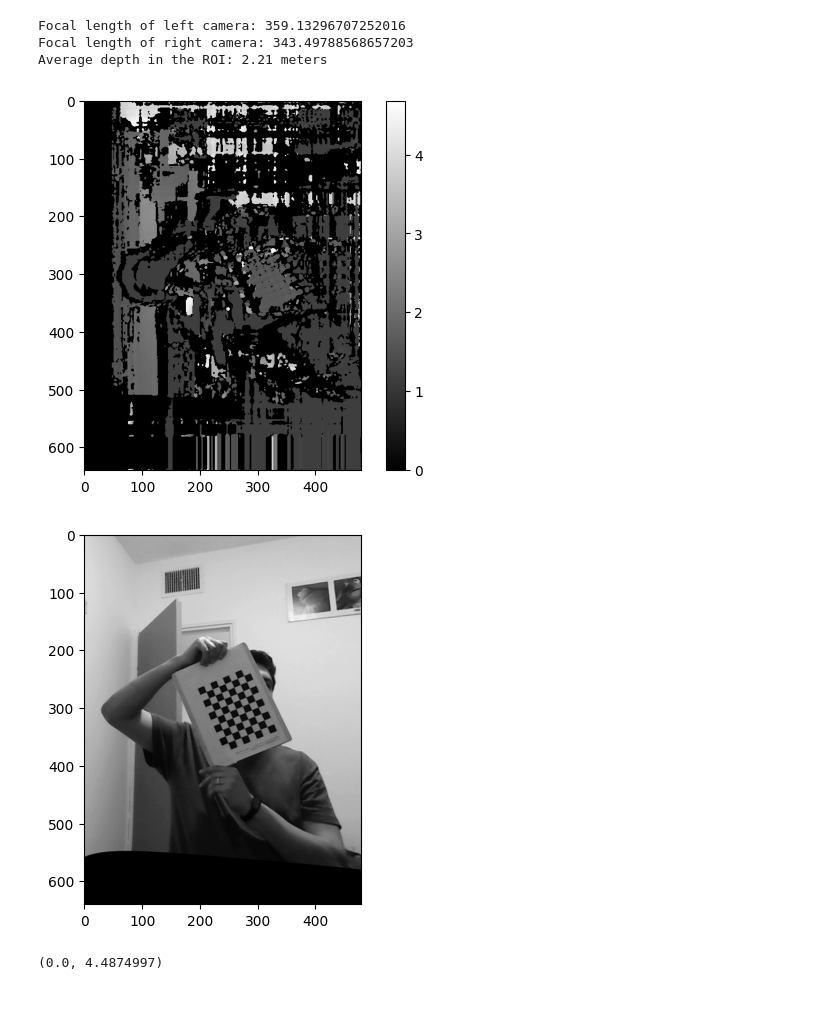
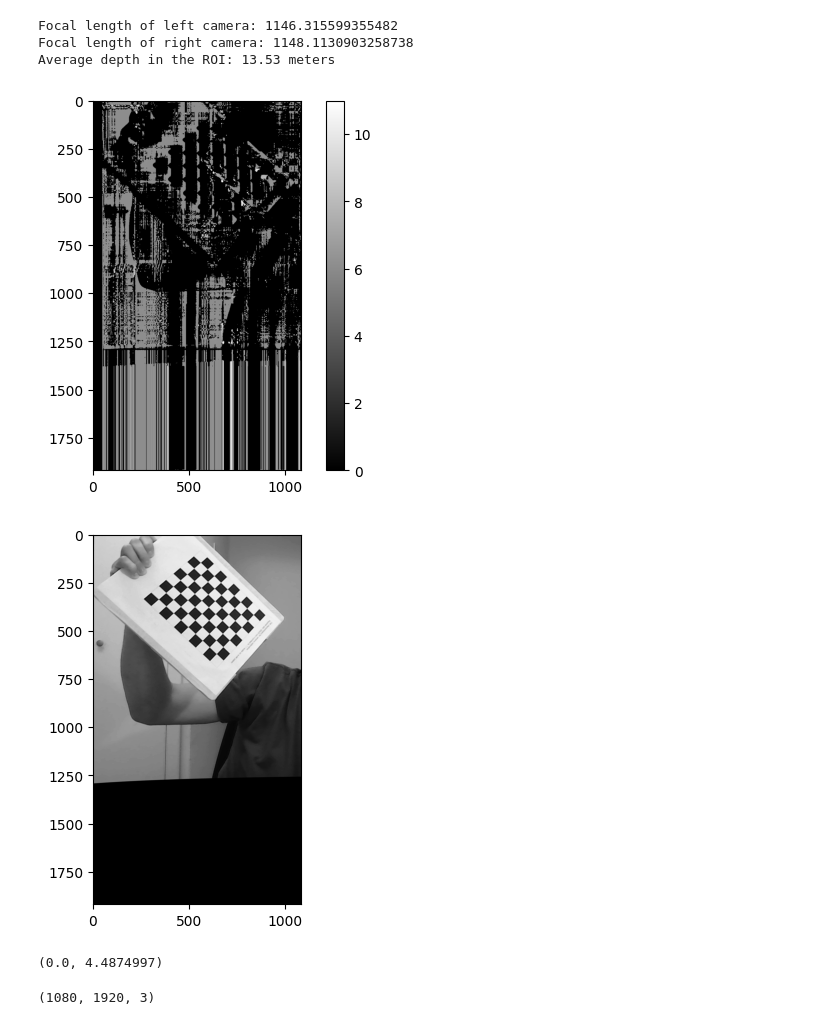
Before and after one commit to CAMA-Shenkar/StereoCalibration, a Jupyter notebook: foo.ipynb, the cells around one changed output. Drawn from its saved outputs; the diff is of its cells as text; code cells hidden in the pictures.

```diff
--- a/foo.ipynb
+++ b/foo.ipynb
@@ -7,8 +7,8 @@ import os
 
 
 
-focal_length_pixels = 359  # Example focal length in pixels
-baseline_meters = 0.15  # Example baseline in meters
+focal_length_pixels = 1146  # Example focal length in pixels
+baseline_meters = 0.25  # Example baseline in meters
 
 def ensure_dir(directory):
     if not os.path.exists(directory):
@@ -52,8 +52,8 @@ cameraMatrix1, distCoeffs1, cameraMatrix2, distCoeffs2, R, T = load_stereo_calib
 # ret_left, frame_left = cap_left.read()
 # ret_right, frame_right = cap_right.read()
 
-frame_right = cv.imread(r"images\Right\20240210_194043.jpg")
-frame_left = cv.imread(r"images\Left\20240210_194043.jpg")
+frame_right = cv.imread(r"images\Right\20240210_120035.jpg")
+frame_left = cv.imread(r"images\Left\20240210_120035.jpg")
 
 
 # Compute rectification transforms for both cameras
@@ -87,8 +87,8 @@ stereo = cv.StereoSGBM_create(
 
 while True:
     # Capture frames from both cameras
-    frame_right = cv.imread(r"images\Right\20240210_194043.jpg")
-    frame_left = cv.imread(r"images\Left\20240210_194043.jpg")
+    frame_right = cv.imread(r"images\Right\20240210_120035.jpg")
+    frame_left = cv.imread(r"images\Left\20240210_120035.jpg")
 
     # Convert to grayscale for disparity calculation
     gray_left = cv.cvtColor(frame_left, cv.COLOR_BGR2GRAY)
@@ -101,41 +101,43 @@ while True:
     # Compute the disparity map
     disparity = stereo.compute(rectified_left, rectified_right).astype(np.float32) / 16.0
 
     depth_map = np.zeros_like(disparity)
     non_zero_disparity = disparity > 0  # Avoid division by zero
     depth_map[non_zero_disparity] = (focal_length_pixels * baseline_meters) / disparity[non_zero_disparity]
 
     roi_size = 100  # Size of the square's side
     height, width = depth_map.shape
     center_x, center_y = width // 2, height // 2
     roi = depth_map[center_y - roi_size // 2:center_y + roi_size // 2,
                     center_x - roi_size // 2:center_x + roi_size // 2]
 
     # Calculate the average depth in the ROI
     average_depth = np.mean(roi[roi > 0])  # Ignore zero values
     print(f"Average depth in the ROI: {average_depth:.2f} meters")
 
     pylab.plot()
     depth_map[depth_map>np.quantile(depth_map[non_zero_disparity],0.90)] = 0
     depth_map[depth_map<np.quantile(depth_map[non_zero_disparity],0.10)] = 0
     pylab.imshow(depth_map, cmap='gray')
     pylab.colorbar()
     pylab.show()
 
     pylab.plot()
     pylab.imshow(rectified_right, cmap='gray')
     pylab.show()
 
     break
-
-# Release video capture objects and close windows
 # %% [output]
-Focal length of left camera: 359.13296707252016
-Focal length of right camera: 343.49788568657203
-Average depth in the ROI: 2.21 meters
+Focal length of left camera: 1146.315599355482
+Focal length of right camera: 1148.1130903258738
+Average depth in the ROI: 13.53 meters
-[figure, old version]
+[figure, new version]
-[figure, old version]
+[figure, new version]
 # %%
 depth_map.min(), depth_map.max()
 # %% [output]
 (0.0, 4.4874997)
+# %%
+frame_right.shape
+# %% [output]
+(1080, 1920, 3)
```
Also changed, not shown: 3 other files.
